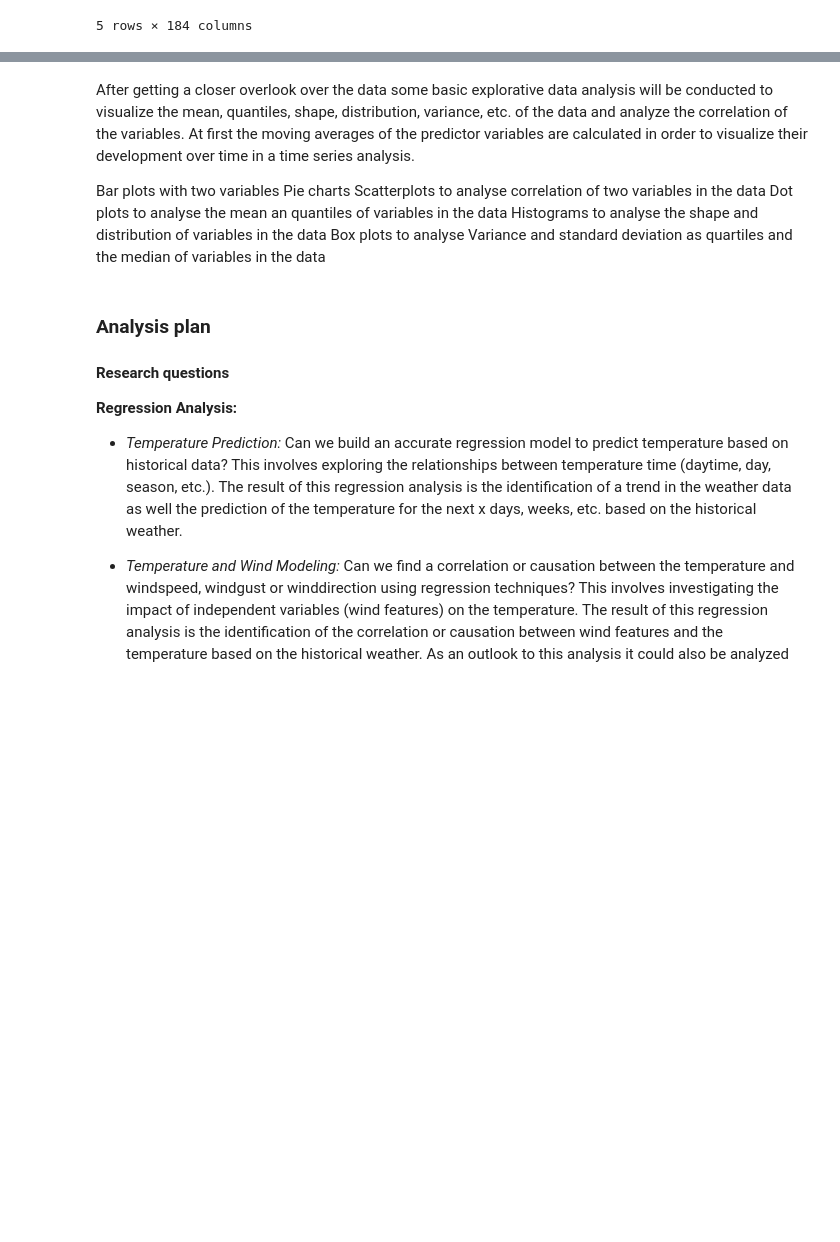
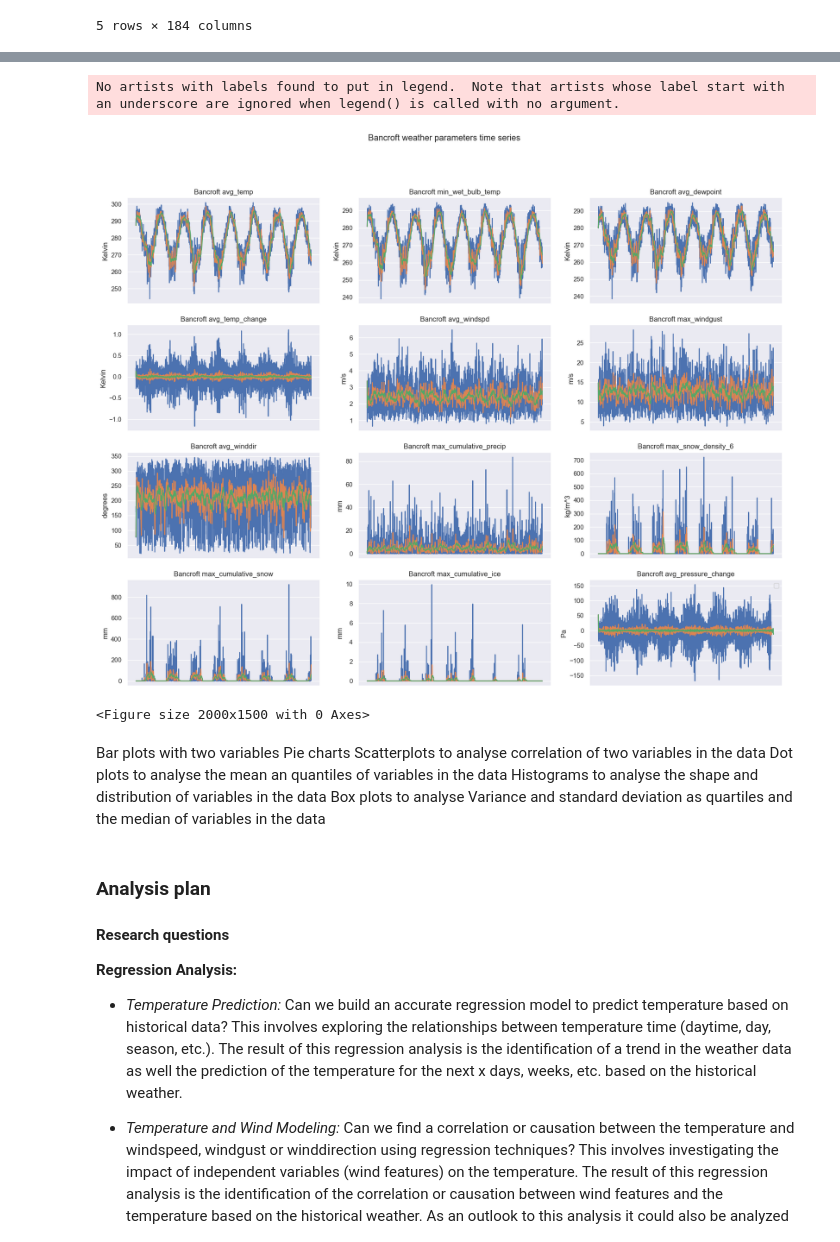
Before and after one commit to Abschlussprojekt-Weatherdata/project, a Jupyter notebook: notebooks/project-proposal.ipynb, the cells around one changed output, grey strips where cells are left out. Cells and saved outputs as stored; diff of their text form; code cells hidden in the pictures; blank space fills up the shorter version.

```diff
--- a/notebooks/project-proposal.ipynb
+++ b/notebooks/project-proposal.ipynb
@@ -168,8 +171,57 @@ df.describe().T
+# %%
+import matplotlib.pyplot as plt
+from matplotlib import rcParams
+import seaborn as sns
+
+rcParams['figure.figsize'] = 20,15
+sns.set(style="darkgrid")
+
+def calculate_moving_averages(df, variables, time_periods): # has already been done in previous work at IBM (by Julian Erath) for the dataset # selected_variables = ['max_windgust', 'min_wet_bulb_temp', 'max_snow_density_6', 'max_cumulative_precip', 'max_cumulative_ice', 'max_cumulative_snow', 'avg_windspd','avg_pressure_change','avg_temp','avg_dewpoint','avg_winddir','avg_temp_change'] # selected_time_periods_week = [168] # selected_time_periods_month = [720]
+    for variable in variables:
+        for period in time_periods:
+            ma_column_name = f'MA_{variable}_{period}_hours'
+            df[ma_column_name] = df[variable].rolling(period, min_periods=1).mean()
+
+def plot_weather_parameters(ax, data, parameter, unit):
+    ax.plot(data.run_datetime, data[parameter])
+    ax.plot(data.run_datetime, data[f"MA_{parameter}_week"])
+    ax.plot(data.run_datetime, data[f"MA_{parameter}_month"])
+    ax.set_title(f'Bancroft {parameter}')
+    ax.set_ylabel(unit)
+    ax.get_xaxis().set_visible(False)
+
+def create_subplots(data):
+    fig, axes = plt.subplots(4, 3)
+
+    parameters = [
+        ('avg_temp', 'Kelvin'),
+        ('min_wet_bulb_temp', 'Kelvin'),
+        ('avg_dewpoint', 'Kelvin'),
+        ('avg_temp_change', 'Kelvin'),
+        ('avg_windspd', 'm/s'),
+        ('max_windgust', 'm/s'),
+        ('avg_winddir', 'degrees'),
+        ('max_cumulative_precip', 'mm'),
+        ('max_snow_density_6', 'kg/m^3'),
+        ('max_cumulative_snow', 'mm'),
+        ('max_cumulative_ice', 'mm'),
+        ('avg_pressure_change', 'Pa')
+    ]
+
+    for i, (parameter, unit) in enumerate(parameters):
+        plot_weather_parameters(axes[i // 3, i % 3], data, parameter, unit)
+
+    plt.suptitle('Bancroft weather parameters time series')
+    plt.legend(loc="best")
+    plt.show()
+    plt.savefig('Bancroft weather parameters time series.png')
+
+create_subplots(df)
+# %% [output]
+No artists with labels found to put in legend.  Note that artists whose label start with an underscore are ignored when legend() is called with no argument.
+[figure, added]
+<Figure size 2000x1500 with 0 Axes>
 # %% [markdown]
-After getting a closer overlook over the data some basic explorative data analysis will be conducted to visualize the mean, quantiles, shape, distribution, variance, etc. of the data and analyze the correlation of the variables.
-At first the moving averages of the predictor variables are calculated in order to visualize their development over time in a time series analysis.
-
-
 Bar plots with two variables
 Pie charts
 Scatterplots to analyse correlation of two variables in the data
```
Also changed, not shown: parts of 1 cell of this notebook.
